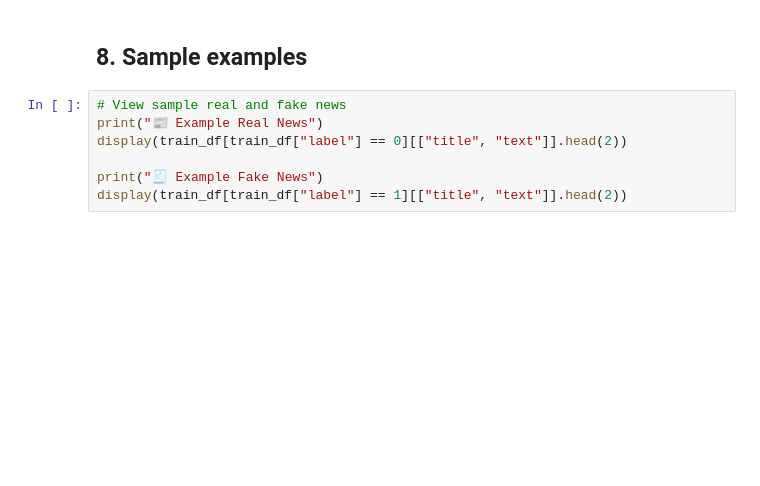
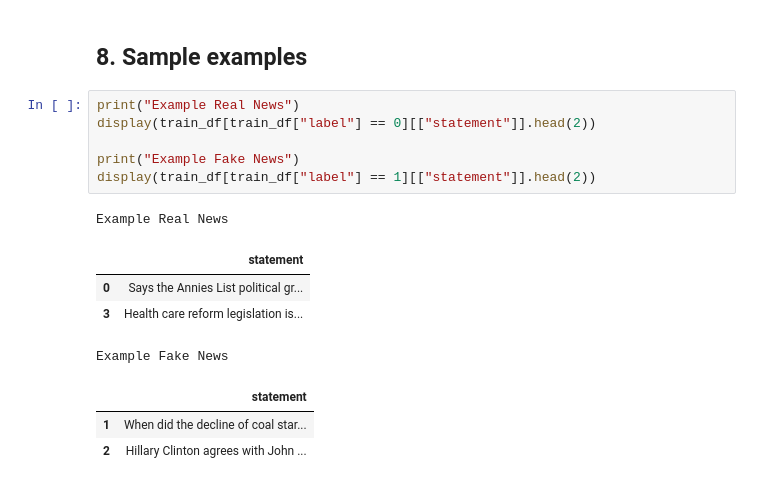
Before and after one commit to Zohino/fake-news-detection-ml, a Jupyter notebook: notebooks/0.1-mz-initial-eda.ipynb, the cells around one changed output. Cells and saved outputs as stored; diff of their text form; blank space fills up the shorter version.

```diff
--- a/notebooks/0.1-mz-initial-eda.ipynb
+++ b/notebooks/0.1-mz-initial-eda.ipynb
@@ -75,9 +149,17 @@ train_df["text_length"].describe()
 # %% [markdown]
 ## 8. Sample examples
 # %%
-# View sample real and fake news
-print("📰 Example Real News")
-display(train_df[train_df["label"] == 0][["title", "text"]].head(2))
+print("Example Real News")
+display(train_df[train_df["label"] == 0][["statement"]].head(2))
 
-print("🧾 Example Fake News")
-display(train_df[train_df["label"] == 1][["title", "text"]].head(2))
+print("Example Fake News")
+display(train_df[train_df["label"] == 1][["statement"]].head(2))
+# %% [output]
+Example Real News
+|  | statement |
+| 0 | Says the Annies List political gr... |
+| 3 | Health care reform legislation is... |
+Example Fake News
+|  | statement |
+| 1 | When did the decline of coal star... |
+| 2 | Hillary Clinton agrees with John ... |
```
Also changed, not shown: parts of 7 cells of this notebook, 4 other files.
